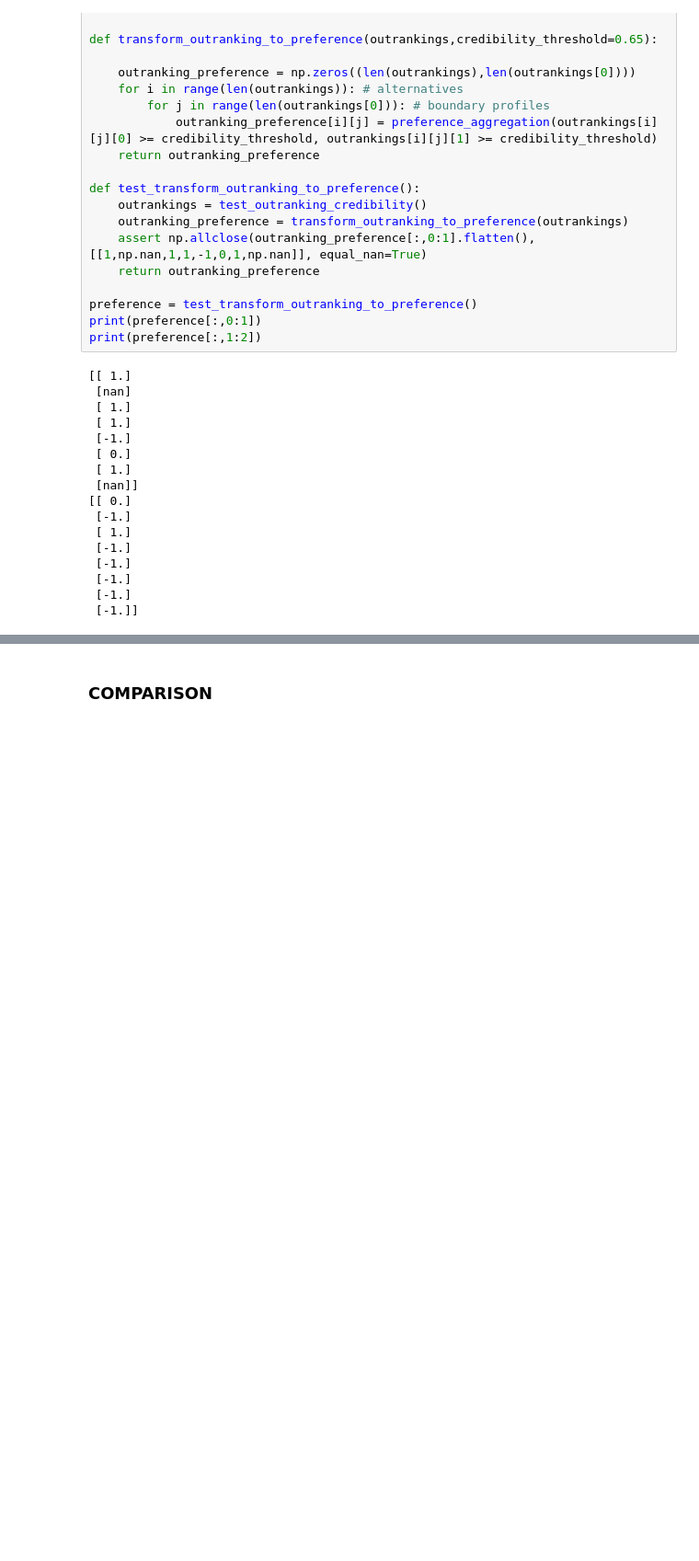
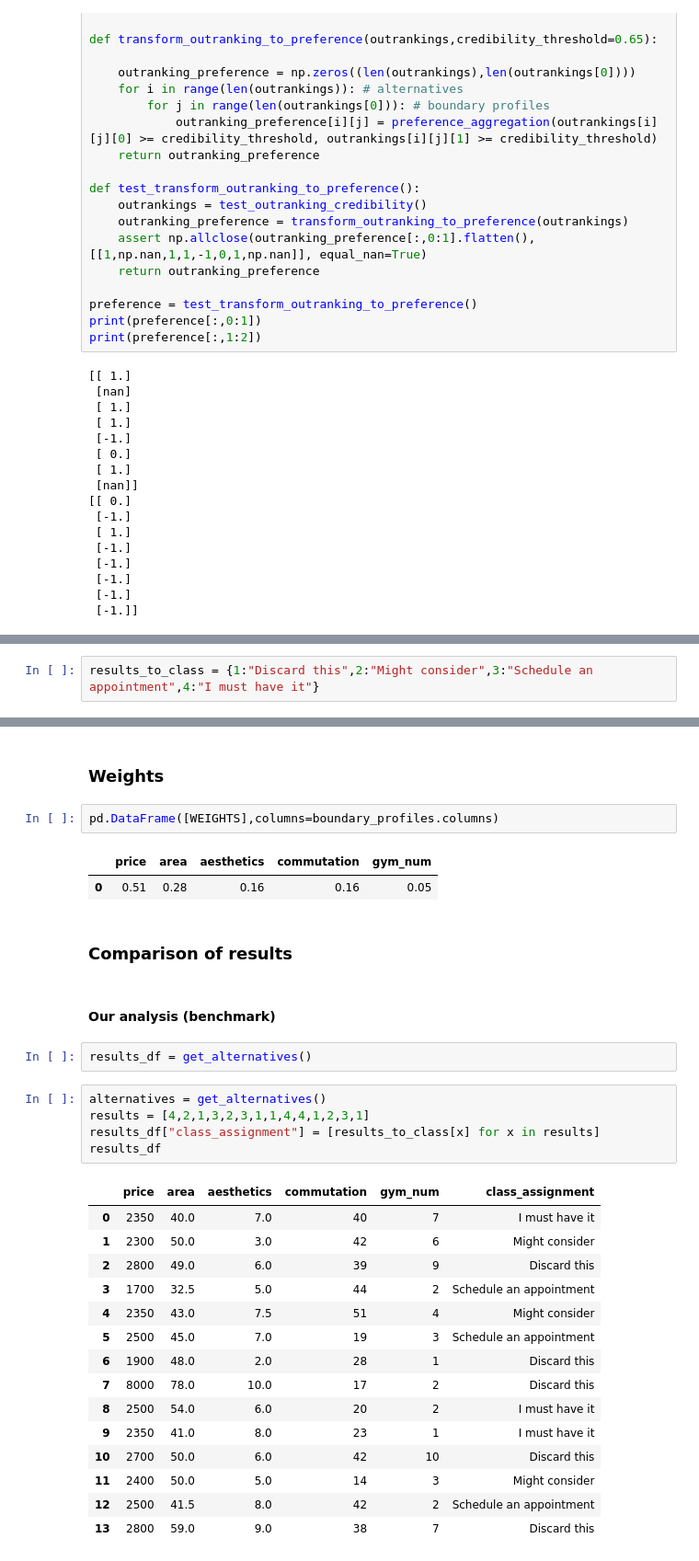
Before and after one commit to krystianMoras/decision_analysis_projects, a Jupyter notebook: notebook.ipynb, the cells around one changed output, grey strips where cells are left out. Shown at 92% size. Cells and saved outputs as stored; diff of their text form; blank space fills up the shorter version.

```diff
--- a/notebook.ipynb
+++ b/notebook.ipynb
@@ -490,0 +592,2 @@ array([3, 1, 3, 2, 1, 2, 2, 1])
+# %%
+results_to_class = {1:"Discard this",2:"Might consider",3:"Schedule an appointment",4:"I must have it"}
@@ -520,2 +655,34 @@ electre_tri_b()
 # %% [markdown]
-### COMPARISON
+### Weights
+# %%
+pd.DataFrame([WEIGHTS],columns=boundary_profiles.columns)
+# %% [output]
+|  | price | area | aesthetics | commutation | gym_num |
+| 0 | 0.51 | 0.28 | 0.16 | 0.16 | 0.05 |
+# %% [markdown]
+### Comparison of results
+# %% [markdown]
+#### Our analysis (benchmark)
+# %%
+results_df = get_alternatives()
+# %%
+alternatives = get_alternatives()
+results = [4,2,1,3,2,3,1,1,4,4,1,2,3,1]
+results_df["class_assignment"] = [results_to_class[x] for x in results]
+results_df
+# %% [output]
+|  | price | area | aesthetics | commutation | gym_num | class_assignment |
+| 0 | 2350 | 40.0 | 7.0 | 40 | 7 | I must have it |
+| 1 | 2300 | 50.0 | 3.0 | 42 | 6 | Might consider |
+| 2 | 2800 | 49.0 | 6.0 | 39 | 9 | Discard this |
+| 3 | 1700 | 32.5 | 5.0 | 44 | 2 | Schedule an appointment |
+| 4 | 2350 | 43.0 | 7.5 | 51 | 4 | Might consider |
+| 5 | 2500 | 45.0 | 7.0 | 19 | 3 | Schedule an appointment |
+| 6 | 1900 | 48.0 | 2.0 | 28 | 1 | Discard this |
+| 7 | 8000 | 78.0 | 10.0 | 17 | 2 | Discard this |
+| 8 | 2500 | 54.0 | 6.0 | 20 | 2 | I must have it |
+| 9 | 2350 | 41.0 | 8.0 | 23 | 1 | I must have it |
+| 10 | 2700 | 50.0 | 6.0 | 42 | 10 | Discard this |
+| 11 | 2400 | 50.0 | 5.0 | 14 | 3 | Might consider |
+| 12 | 2500 | 41.5 | 8.0 | 42 | 2 | Schedule an appointment |
+| 13 | 2800 | 59.0 | 9.0 | 38 | 7 | Discard this |
```
Also changed, not shown: parts of 35 cells of this notebook, 1 other file.
